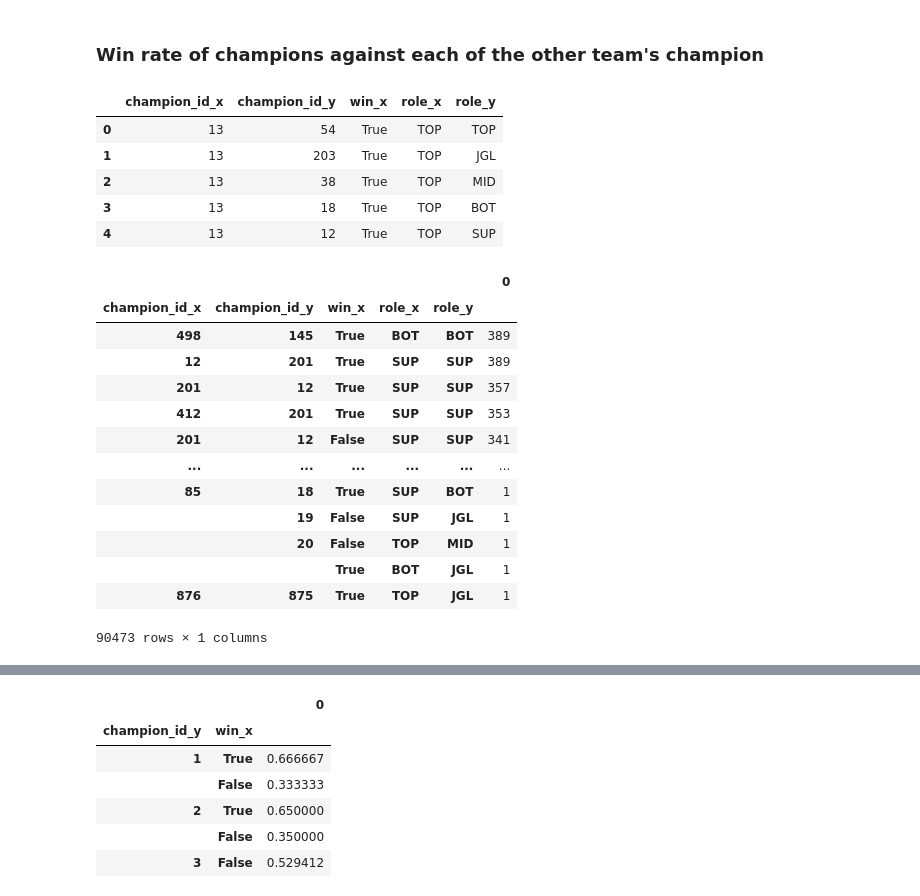
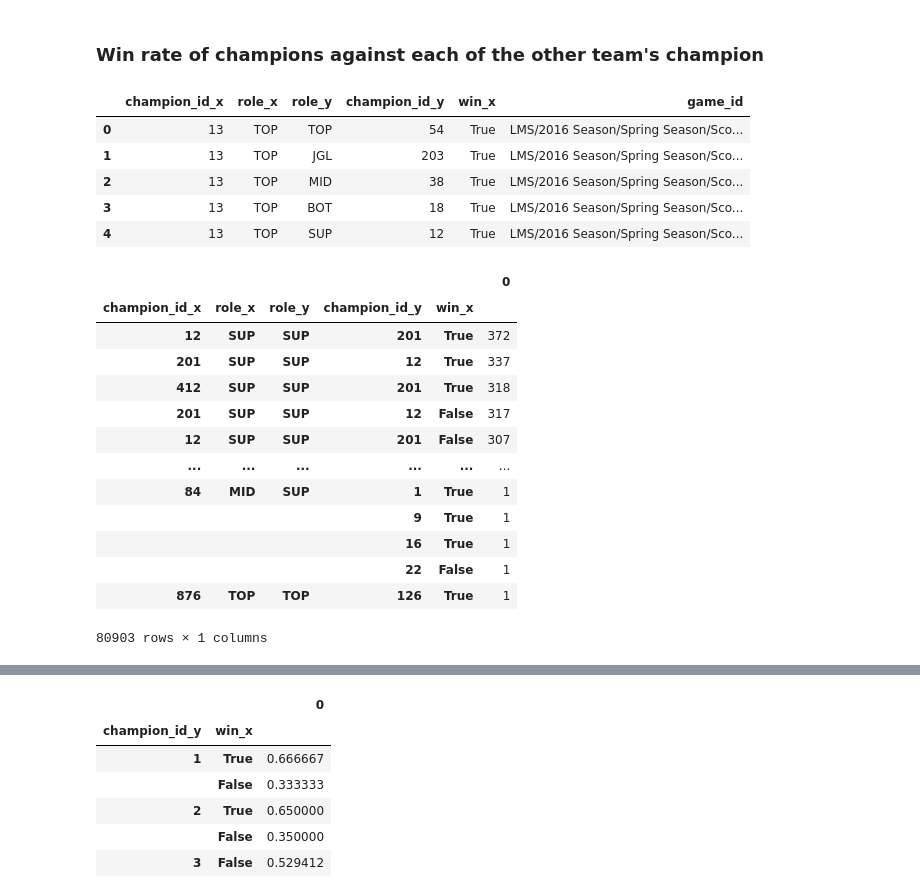
Before and after one commit to stephanyvargas/LoL_winner_predictor, a Jupyter notebook: notebooks/feature_engineer_Stephy.ipynb, the cells around one changed output, grey strips where cells are left out. Drawn from its saved outputs; the diff is of its cells as text; code cells hidden in the pictures.

Commit message:
synergy and role features functions

```diff
--- a/notebooks/feature_engineer_Stephy.ipynb
+++ b/notebooks/feature_engineer_Stephy.ipynb
@@ -358,32 +435,32 @@ TypeError: unsupported operand type(s) for -: 'list' and 'int'
 # %%
 #available_champions = list(df_frequency.index)
 df_BLUE_RED = pd.merge(left=df_BLUE, right=df_RED, left_on= 'game_id', right_on= 'game_id')
-df = df_BLUE_RED[['champion_id_x', 'champion_id_y', 'win_x', 'role_x', 'role_y']]#.groupby('champion_id_x').value_counts()
+df = df_BLUE_RED[['champion_id_x', 'role_x', 'role_y', 'champion_id_y', 'win_x', 'game_id']]#.groupby('champion_id_x').value_counts()
 df.head()
 # %% [output]
-|  | champion_id_x | champion_id_y | win_x | role_x | role_y |
-| 0 | 13 | 54 | True | TOP | TOP |
-| 1 | 13 | 203 | True | TOP | JGL |
-| 2 | 13 | 38 | True | TOP | MID |
-| 3 | 13 | 18 | True | TOP | BOT |
-| 4 | 13 | 12 | True | TOP | SUP |
+|  | champion_id_x | role_x | role_y | champion_id_y | win_x | game_id |
+| 0 | 13 | TOP | TOP | 54 | True | LMS/2016 Season/Spring Season/Sco... |
+| 1 | 13 | TOP | JGL | 203 | True | LMS/2016 Season/Spring Season/Sco... |
+| 2 | 13 | TOP | MID | 38 | True | LMS/2016 Season/Spring Season/Sco... |
+| 3 | 13 | TOP | BOT | 18 | True | LMS/2016 Season/Spring Season/Sco... |
+| 4 | 13 | TOP | SUP | 12 | True | LMS/2016 Season/Spring Season/Sco... |
 # %%
 #times that a given champion won or lost against another champion
-champion_vs_champion = pd.DataFrame(df.value_counts())
+champion_vs_champion = pd.DataFrame(df[['champion_id_x', 'role_x', 'role_y', 'champion_id_y', 'win_x']].value_counts())
 champion_vs_champion
 # %% [output]
 |  |  |  |  |  | 0 |
-| champion_id_x | champion_id_y | win_x | role_x | role_y |  |
-| 498 | 145 | True | BOT | BOT | 389 |
-| 12 | 201 | True | SUP | SUP | 389 |
-| 201 | 12 | True | SUP | SUP | 357 |
-| 412 | 201 | True | SUP | SUP | 353 |
-| 201 | 12 | False | SUP | SUP | 341 |
+| champion_id_x | role_x | role_y | champion_id_y | win_x |  |
+| 12 | SUP | SUP | 201 | True | 372 |
+| 201 | SUP | SUP | 12 | True | 337 |
+| 412 | SUP | SUP | 201 | True | 318 |
+| 201 | SUP | SUP | 12 | False | 317 |
+| 12 | SUP | SUP | 201 | False | 307 |
 | ... | ... | ... | ... | ... | ... |
-| 85 | 18 | True | SUP | BOT | 1 |
-|  | 19 | False | SUP | JGL | 1 |
-|  | 20 | False | TOP | MID | 1 |
-|  |  | True | BOT | JGL | 1 |
-| 876 | 875 | True | TOP | JGL | 1 |
+| 84 | MID | SUP | 1 | True | 1 |
+|  |  |  | 9 | True | 1 |
+|  |  |  | 16 | True | 1 |
+|  |  |  | 22 | False | 1 |
+| 876 | TOP | TOP | 126 | True | 1 |
-90473 rows × 1 columns
+80903 rows × 1 columns
 # %%
```
Also changed, not shown: parts of 34 cells of this notebook.
